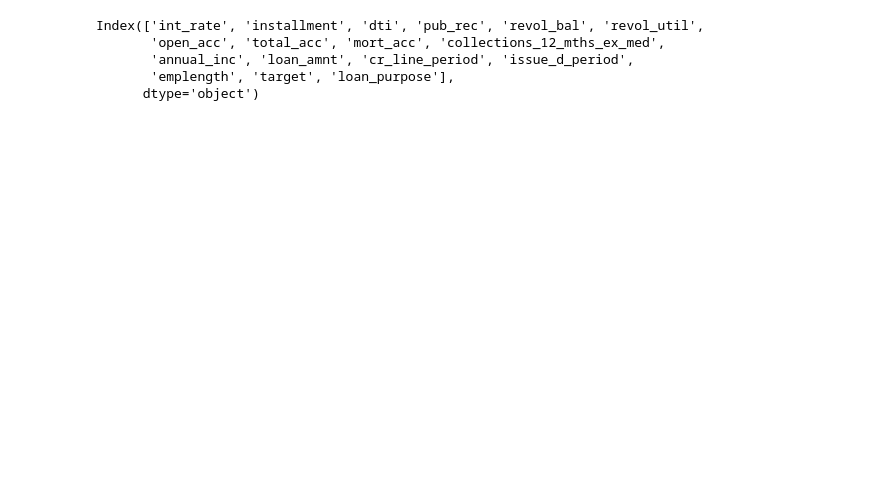
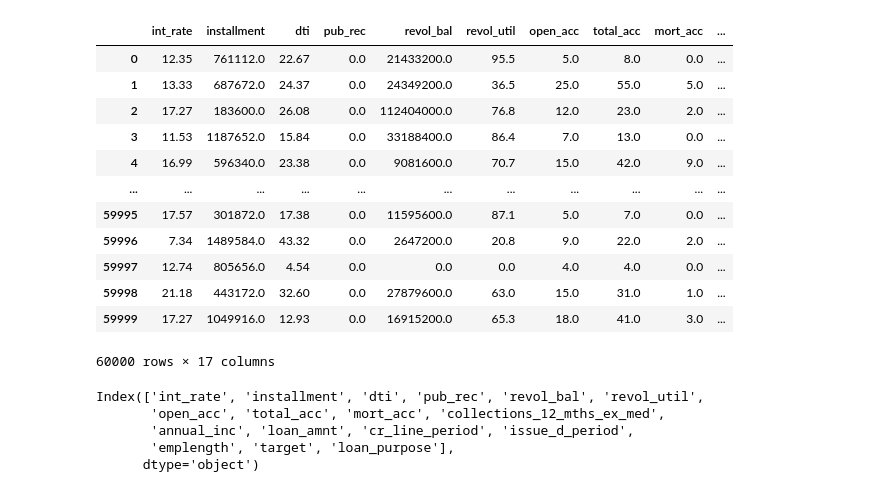
Before and after one commit to oeloanja/ML_screening, a Jupyter notebook: tool_screening.ipynb, the cells around one changed output. Drawn from its saved outputs; the diff is of its cells as text; code cells hidden in the pictures; blank space fills up the shorter version.

```diff
--- a/tool_screening.ipynb
+++ b/tool_screening.ipynb
@@ -8,3 +8,19 @@ data = pd.read_csv('train_data.csv')
+# %%
+data
+# %% [output]
+|  | int_rate | installment | dti | pub_rec | revol_bal | revol_util | open_acc | total_acc | mort_acc | ... |
+| 0 | 12.35 | 761112.0 | 22.67 | 0.0 | 21433200.0 | 95.5 | 5.0 | 8.0 | 0.0 | ... |
+| 1 | 13.33 | 687672.0 | 24.37 | 0.0 | 24349200.0 | 36.5 | 25.0 | 55.0 | 5.0 | ... |
+| 2 | 17.27 | 183600.0 | 26.08 | 0.0 | 112404000.0 | 76.8 | 12.0 | 23.0 | 2.0 | ... |
+| 3 | 11.53 | 1187652.0 | 15.84 | 0.0 | 33188400.0 | 86.4 | 7.0 | 13.0 | 0.0 | ... |
+| 4 | 16.99 | 596340.0 | 23.38 | 0.0 | 9081600.0 | 70.7 | 15.0 | 42.0 | 9.0 | ... |
+| ... | ... | ... | ... | ... | ... | ... | ... | ... | ... | ... |
+| 59995 | 17.57 | 301872.0 | 17.38 | 0.0 | 11595600.0 | 87.1 | 5.0 | 7.0 | 0.0 | ... |
+| 59996 | 7.34 | 1489584.0 | 43.32 | 0.0 | 2647200.0 | 20.8 | 9.0 | 22.0 | 2.0 | ... |
+| 59997 | 12.74 | 805656.0 | 4.54 | 0.0 | 0.0 | 0.0 | 4.0 | 4.0 | 0.0 | ... |
+| 59998 | 21.18 | 443172.0 | 32.60 | 0.0 | 27879600.0 | 63.0 | 15.0 | 31.0 | 1.0 | ... |
+| 59999 | 17.27 | 1049916.0 | 12.93 | 0.0 | 16915200.0 | 65.3 | 18.0 | 41.0 | 3.0 | ... |
+60000 rows × 17 columns
 # %%
 data.columns
 # %% [output]
```
Also changed, not shown: parts of 11 cells of this notebook, 2 other files.
